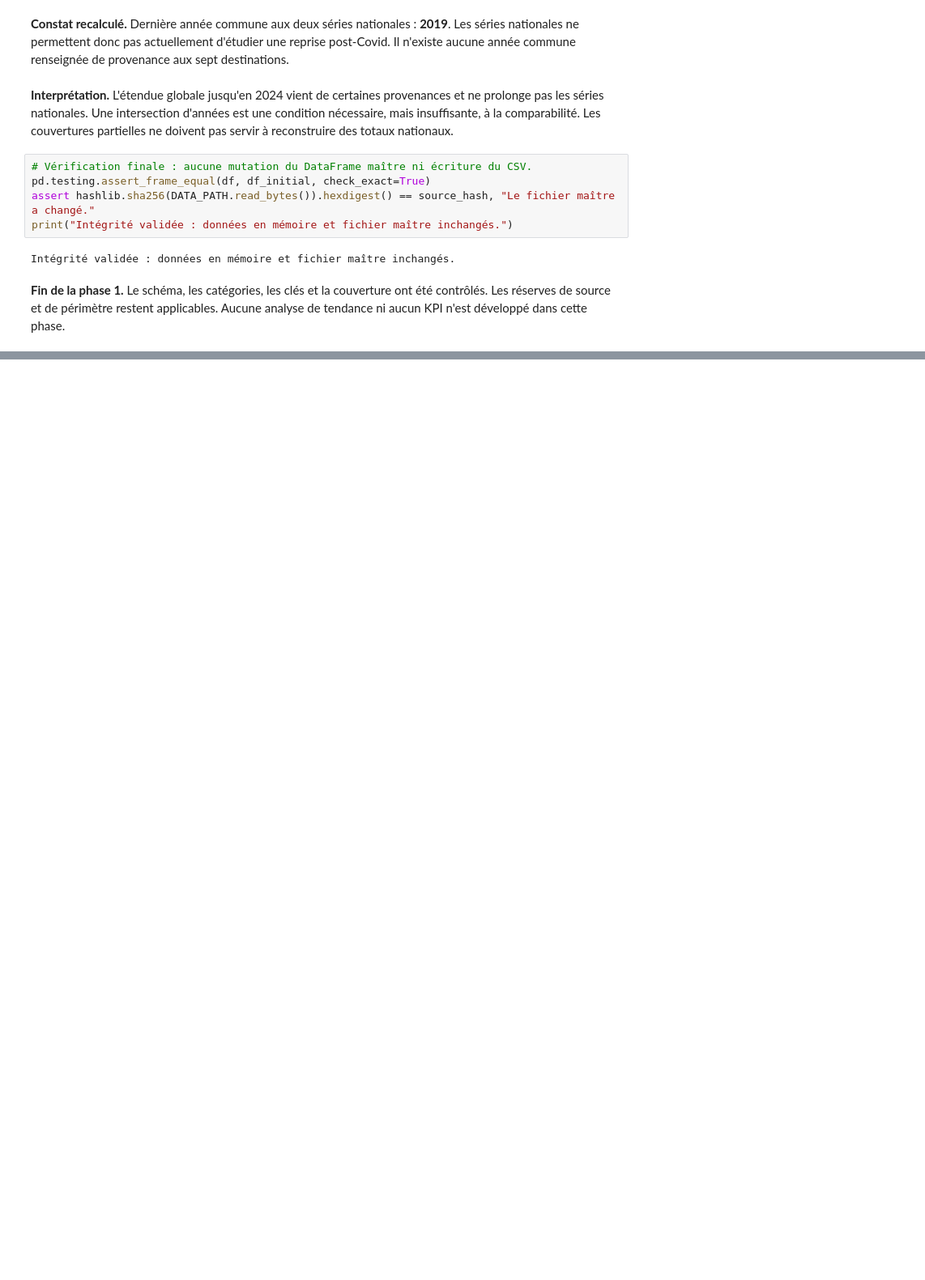
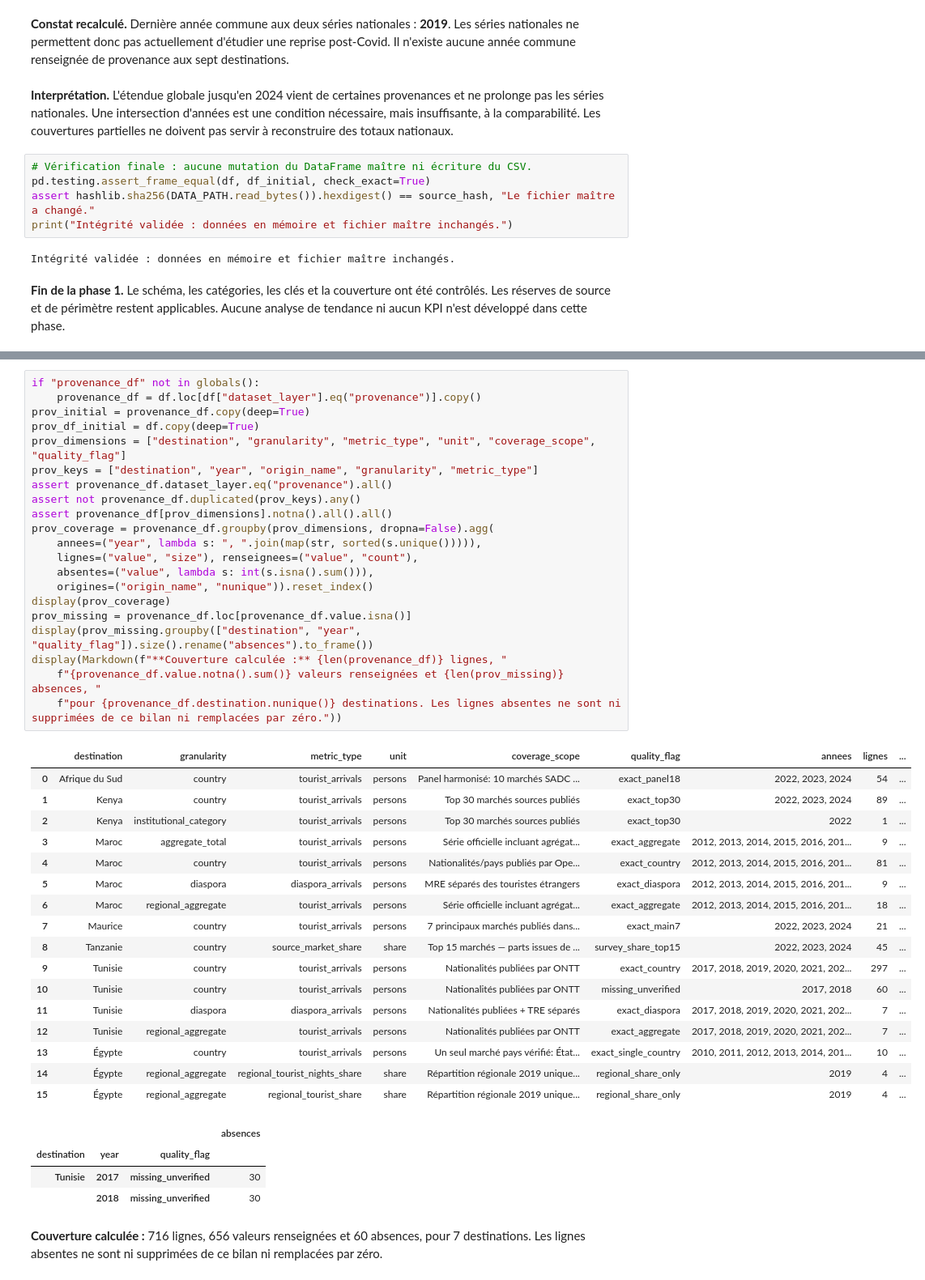
Before and after one commit to DiakiteIsmaila/Trends-Tourisme-Afrique, a Jupyter notebook: notebooks/01_analyse_exploratoire.ipynb, the cells around one changed output, grey strips where cells are left out. Shown at 81% size. Drawn from its saved outputs; the diff is of its cells as text; blank space fills up the shorter version.

```diff
--- a/notebooks/01_analyse_exploratoire.ipynb
+++ b/notebooks/01_analyse_exploratoire.ipynb
@@ -617,0 +1868,44 @@ Intégrité validée : données en mémoire et fichier maître inchangés.
+# %%
+if "provenance_df" not in globals():
+    provenance_df = df.loc[df["dataset_layer"].eq("provenance")].copy()
+prov_initial = provenance_df.copy(deep=True)
+prov_df_initial = df.copy(deep=True)
+prov_dimensions = ["destination", "granularity", "metric_type", "unit", "coverage_scope", "quality_flag"]
+prov_keys = ["destination", "year", "origin_name", "granularity", "metric_type"]
+assert provenance_df.dataset_layer.eq("provenance").all()
+assert not provenance_df.duplicated(prov_keys).any()
+assert provenance_df[prov_dimensions].notna().all().all()
+prov_coverage = provenance_df.groupby(prov_dimensions, dropna=False).agg(
+    annees=("year", lambda s: ", ".join(map(str, sorted(s.unique())))),
+    lignes=("value", "size"), renseignees=("value", "count"),
+    absentes=("value", lambda s: int(s.isna().sum())),
+    origines=("origin_name", "nunique")).reset_index()
+display(prov_coverage)
+prov_missing = provenance_df.loc[provenance_df.value.isna()]
+display(prov_missing.groupby(["destination", "year", "quality_flag"]).size().rename("absences").to_frame())
+display(Markdown(f"**Couverture calculée :** {len(provenance_df)} lignes, "
+    f"{provenance_df.value.notna().sum()} valeurs renseignées et {len(prov_missing)} absences, "
+    f"pour {provenance_df.destination.nunique()} destinations. Les lignes absentes ne sont ni supprimées de ce bilan ni remplacées par zéro."))
+# %% [output]
+|  | destination | granularity | metric_type | unit | coverage_scope | quality_flag | annees | lignes | ... |
+| 0 | Afrique du Sud | country | tourist_arrivals | persons | Panel harmonisé: 10 marchés SADC ... | exact_panel18 | 2022, 2023, 2024 | 54 | ... |
+| 1 | Kenya | country | tourist_arrivals | persons | Top 30 marchés sources publiés | exact_top30 | 2022, 2023, 2024 | 89 | ... |
+| 2 | Kenya | institutional_category | tourist_arrivals | persons | Top 30 marchés sources publiés | exact_top30 | 2022 | 1 | ... |
+| 3 | Maroc | aggregate_total | tourist_arrivals | persons | Série officielle incluant agrégat... | exact_aggregate | 2012, 2013, 2014, 2015, 2016, 201... | 9 | ... |
+| 4 | Maroc | country | tourist_arrivals | persons | Nationalités/pays publiés par Ope... | exact_country | 2012, 2013, 2014, 2015, 2016, 201... | 81 | ... |
+| 5 | Maroc | diaspora | diaspora_arrivals | persons | MRE séparés des touristes étrangers | exact_diaspora | 2012, 2013, 2014, 2015, 2016, 201... | 9 | ... |
+| 6 | Maroc | regional_aggregate | tourist_arrivals | persons | Série officielle incluant agrégat... | exact_aggregate | 2012, 2013, 2014, 2015, 2016, 201... | 18 | ... |
+| 7 | Maurice | country | tourist_arrivals | persons | 7 principaux marchés publiés dans... | exact_main7 | 2022, 2023, 2024 | 21 | ... |
+| 8 | Tanzanie | country | source_market_share | share | Top 15 marchés — parts issues de ... | survey_share_top15 | 2022, 2023, 2024 | 45 | ... |
+| 9 | Tunisie | country | tourist_arrivals | persons | Nationalités publiées par ONTT | exact_country | 2017, 2018, 2019, 2020, 2021, 202... | 297 | ... |
+| 10 | Tunisie | country | tourist_arrivals | persons | Nationalités publiées par ONTT | missing_unverified | 2017, 2018 | 60 | ... |
+| 11 | Tunisie | diaspora | diaspora_arrivals | persons | Nationalités publiées + TRE séparés | exact_diaspora | 2017, 2018, 2019, 2020, 2021, 202... | 7 | ... |
+| 12 | Tunisie | regional_aggregate | tourist_arrivals | persons | Nationalités publiées par ONTT | exact_aggregate | 2017, 2018, 2019, 2020, 2021, 202... | 7 | ... |
+| 13 | Égypte | country | tourist_arrivals | persons | Un seul marché pays vérifié: État... | exact_single_country | 2010, 2011, 2012, 2013, 2014, 201... | 10 | ... |
+| 14 | Égypte | regional_aggregate | regional_tourist_nights_share | share | Répartition régionale 2019 unique... | regional_share_only | 2019 | 4 | ... |
+| 15 | Égypte | regional_aggregate | regional_tourist_share | share | Répartition régionale 2019 unique... | regional_share_only | 2019 | 4 | ... |
+|  |  |  | absences |
+| destination | year | quality_flag |  |
+| Tunisie | 2017 | missing_unverified | 30 |
+|  | 2018 | missing_unverified | 30 |
+**Couverture calculée :** 716 lignes, 656 valeurs renseignées et 60 absences, pour 7 destinations. Les lignes absentes ne sont ni supprimées de ce bilan ni remplacées par zéro.
```
Also changed, not shown: parts of 91 cells of this notebook.
